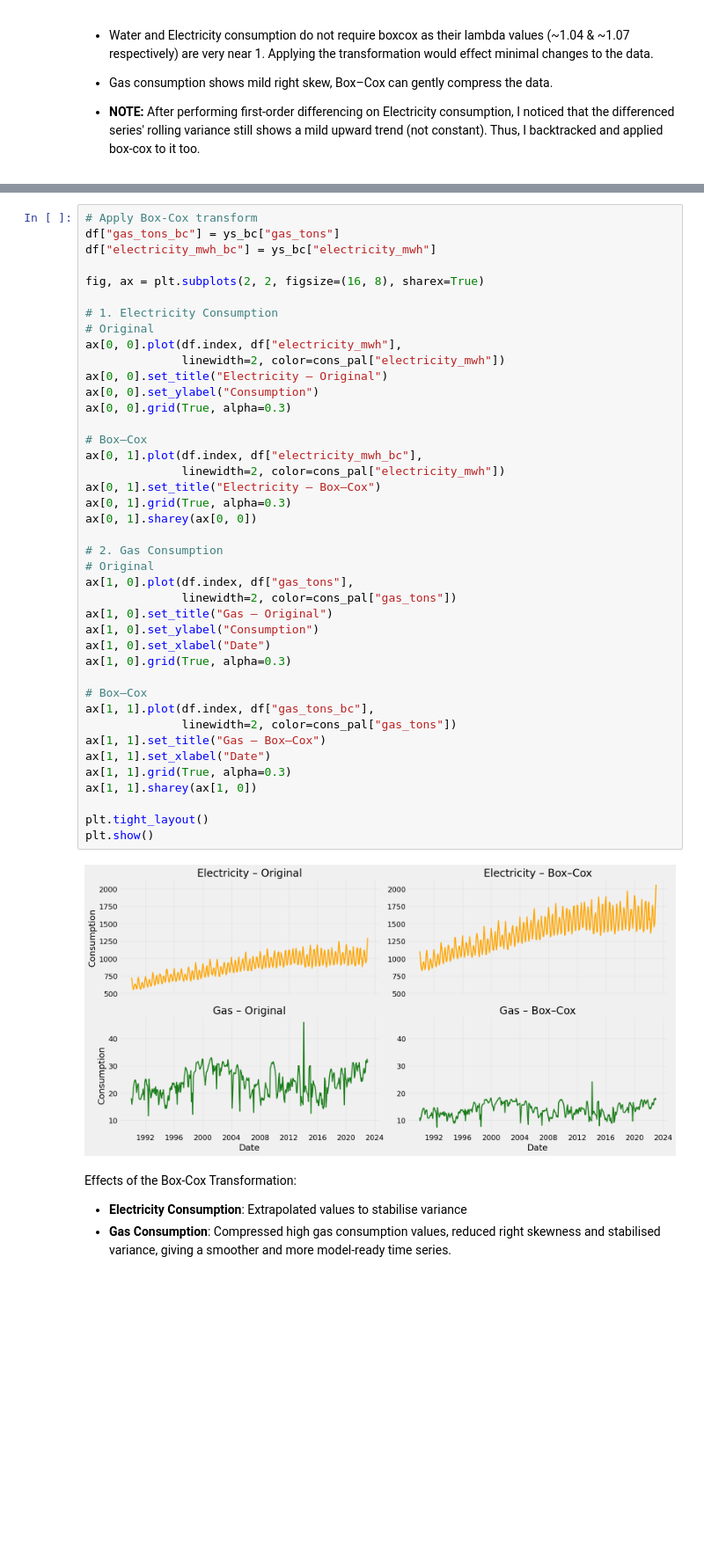
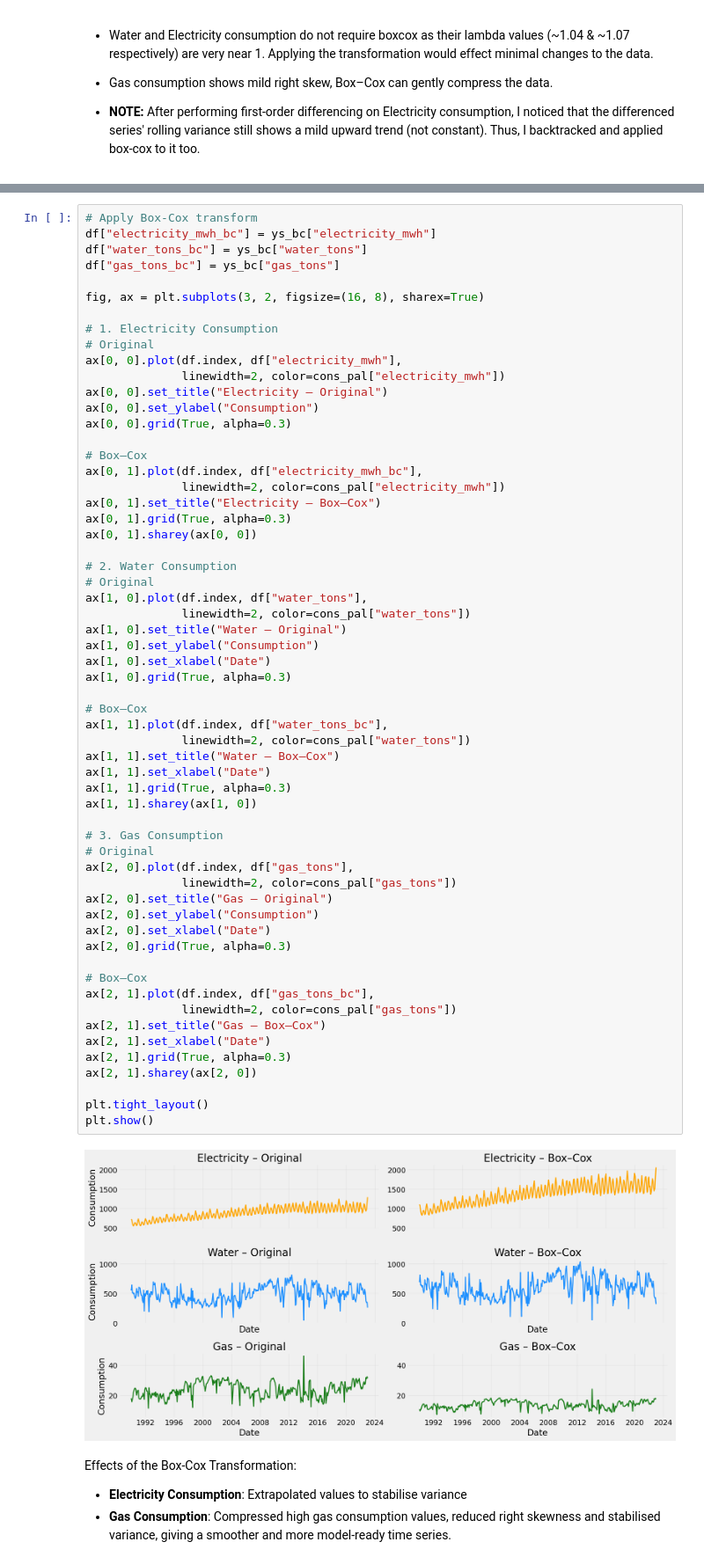
Before and after one commit to lokejer/AIML-clustering-timeseries, a Jupyter notebook: p2510707_CA2_PartB_JeromeLoke.ipynb, the cells around one changed output, grey strips where cells are left out. Shown at 88% size. Cells and saved outputs as stored; diff of their text form; blank space fills up the shorter version.

```diff
--- a/p2510707_CA2_PartB_JeromeLoke.ipynb
+++ b/p2510707_CA2_PartB_JeromeLoke.ipynb
@@ -376,46 +441,64 @@ lambdas_bc
 # %%
 # Apply Box-Cox transform
+df["electricity_mwh_bc"] = ys_bc["electricity_mwh"]
+df["water_tons_bc"] = ys_bc["water_tons"]
 df["gas_tons_bc"] = ys_bc["gas_tons"]
-df["electricity_mwh_bc"] = ys_bc["electricity_mwh"]
 
-fig, ax = plt.subplots(2, 2, figsize=(16, 8), sharex=True)
+fig, ax = plt.subplots(3, 2, figsize=(16, 8), sharex=True)
 
 # 1. Electricity Consumption
 # Original
 ax[0, 0].plot(df.index, df["electricity_mwh"],
               linewidth=2, color=cons_pal["electricity_mwh"])
 ax[0, 0].set_title("Electricity – Original")
 ax[0, 0].set_ylabel("Consumption")
 ax[0, 0].grid(True, alpha=0.3)
 
 # Box–Cox
 ax[0, 1].plot(df.index, df["electricity_mwh_bc"],
               linewidth=2, color=cons_pal["electricity_mwh"])
 ax[0, 1].set_title("Electricity – Box–Cox")
 ax[0, 1].grid(True, alpha=0.3)
 ax[0, 1].sharey(ax[0, 0])
 
-# 2. Gas Consumption
+# 2. Water Consumption
 # Original
-ax[1, 0].plot(df.index, df["gas_tons"],
-              linewidth=2, color=cons_pal["gas_tons"])
-ax[1, 0].set_title("Gas – Original")
+ax[1, 0].plot(df.index, df["water_tons"],
+              linewidth=2, color=cons_pal["water_tons"])
+ax[1, 0].set_title("Water – Original")
 ax[1, 0].set_ylabel("Consumption")
 ax[1, 0].set_xlabel("Date")
 ax[1, 0].grid(True, alpha=0.3)
 
 # Box–Cox
-ax[1, 1].plot(df.index, df["gas_tons_bc"],
-              linewidth=2, color=cons_pal["gas_tons"])
-ax[1, 1].set_title("Gas – Box–Cox")
+ax[1, 1].plot(df.index, df["water_tons_bc"],
+              linewidth=2, color=cons_pal["water_tons"])
+ax[1, 1].set_title("Water – Box–Cox")
 ax[1, 1].set_xlabel("Date")
 ax[1, 1].grid(True, alpha=0.3)
 ax[1, 1].sharey(ax[1, 0])
 
+# 3. Gas Consumption
+# Original
+ax[2, 0].plot(df.index, df["gas_tons"],
+              linewidth=2, color=cons_pal["gas_tons"])
+ax[2, 0].set_title("Gas – Original")
+ax[2, 0].set_ylabel("Consumption")
+ax[2, 0].set_xlabel("Date")
+ax[2, 0].grid(True, alpha=0.3)
+
+# Box–Cox
+ax[2, 1].plot(df.index, df["gas_tons_bc"],
+              linewidth=2, color=cons_pal["gas_tons"])
+ax[2, 1].set_title("Gas – Box–Cox")
+ax[2, 1].set_xlabel("Date")
+ax[2, 1].grid(True, alpha=0.3)
+ax[2, 1].sharey(ax[2, 0])
+
 plt.tight_layout()
 plt.show()
 # %% [output]
-[figure, old version]
+[figure, new version]
 # %% [markdown]
 Effects of the Box-Cox Transformation:
 - **Electricity Consumption**: Extrapolated values to stabilise variance
```
Also changed, not shown: parts of 62 cells of this notebook.
